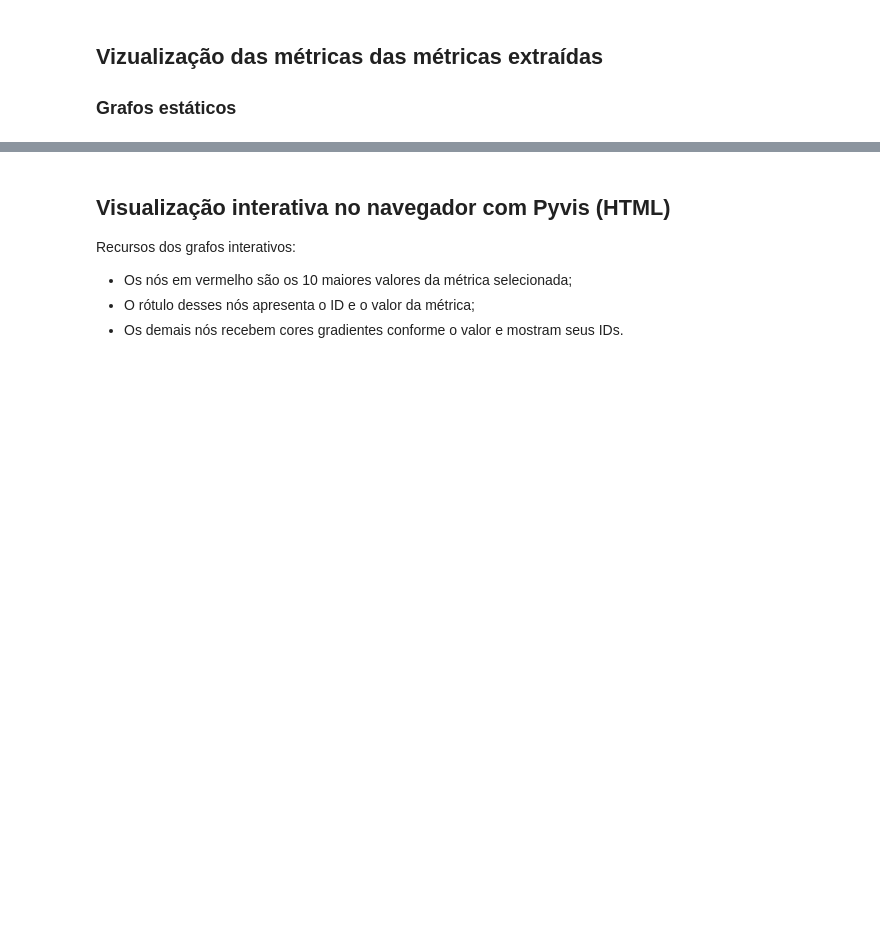
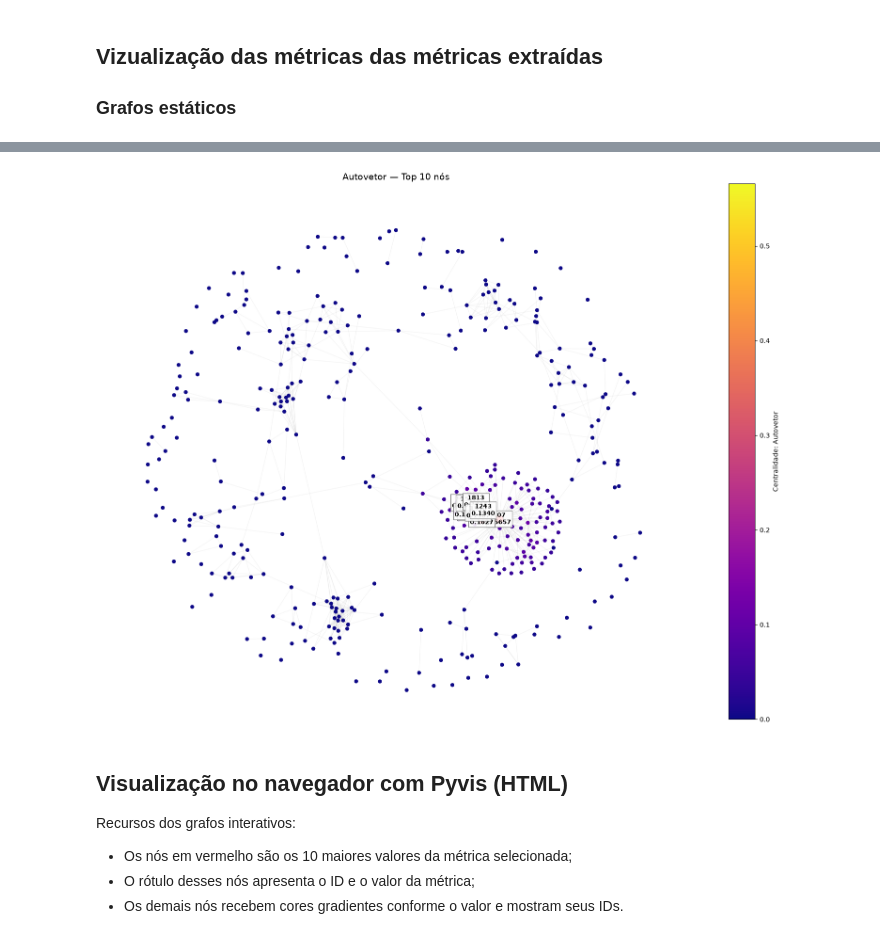
Before and after one commit to Suyannesara/tag-trabalho-1, a Jupyter notebook: src/facebook_egonet.ipynb, the cells around one changed output, grey strips where cells are left out. Cells and saved outputs as stored; diff of their text form; code cells hidden in the pictures; blank space fills up the shorter version.

```diff
--- a/src/facebook_egonet.ipynb
+++ b/src/facebook_egonet.ipynb
@@ -305,12 +354,14 @@ top_closeness = display_centrality(
 # %%
-top_eigenvector = display_centrality(
+top_eigenvector_centrality = display_centrality(
     G=subgraph_sample,
     pos=nodes_positions,
-    metricas=eigenvector_centrality_scores,
-    nome_metrica="Autovetor",
+    metrics=eigenvector_centrality_scores,
+    metric_name="Autovetor",
 )
+# %% [output]
+[figure, added]
 # %% [markdown]
-## Visualização interativa no navegador com Pyvis (HTML)
+## Visualização no navegador com Pyvis (HTML)
 
 Recursos dos grafos interativos:
 
```
Also changed, not shown: parts of 24 cells of this notebook, 12 other files.
